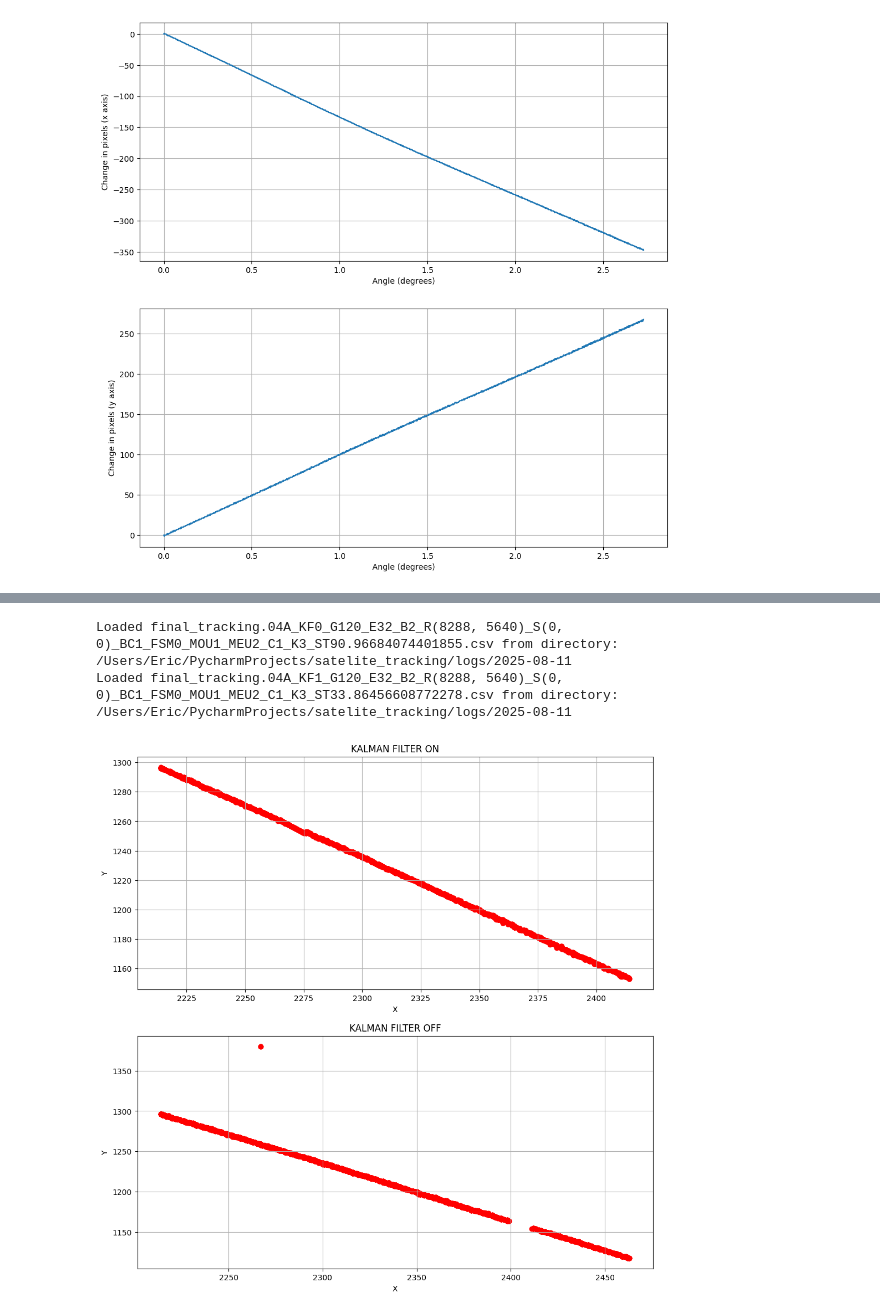
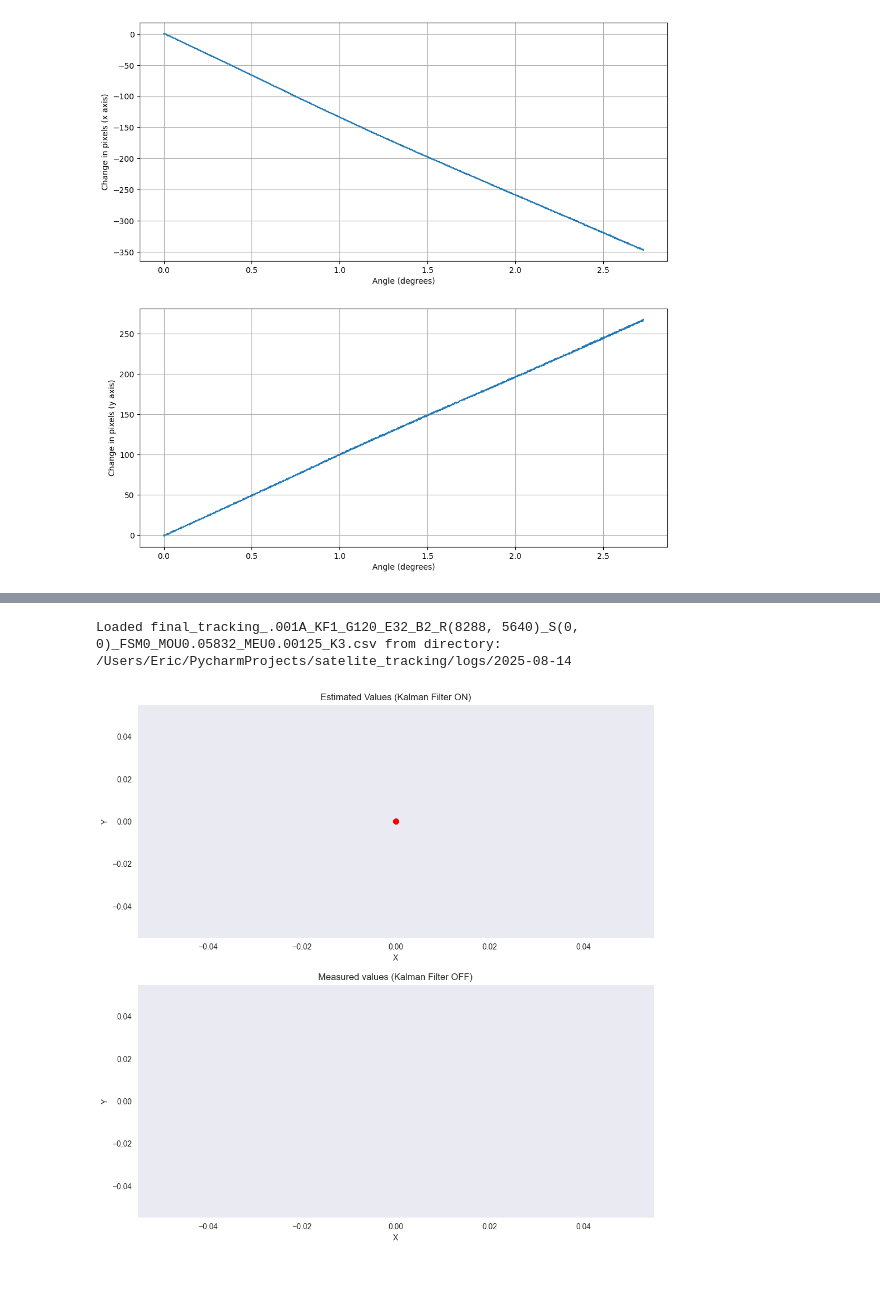
Before and after one commit to Bloodaxe90/Satellite_Tracking, a Jupyter notebook: notebooks/inference.ipynb, the cells around one changed output, grey strips where cells are left out. Cells and saved outputs as stored; diff of their text form; code cells hidden in the pictures; blank space fills up the shorter version.

```diff
--- a/notebooks/inference.ipynb
+++ b/notebooks/inference.ipynb
@@ -715,37 +726,27 @@ plt.show()
 # %%
-baseline_results = load_results(root_dir, "final_tracking.04A_KF0_G120_E32_B2_R(8288, 5640)_S(0, 0)_BC1_FSM0_MOU1_MEU2_C1_K3_ST90.96684074401855.csv", "2025-08-11")
-baseline_stop_time = 90.96684074401855
-results = load_results(root_dir, "final_tracking.04A_KF1_G120_E32_B2_R(8288, 5640)_S(0, 0)_BC1_FSM0_MOU1_MEU2_C1_K3_ST33.86456608772278.csv", "2025-08-11")
-stop_time = 33.86456608772278
+results = load_results(root_dir, "final_tracking_.001A_KF1_G120_E32_B2_R(8288, 5640)_S(0, 0)_FSM0_MOU0.05832_MEU0.00125_K3.csv", "2025-08-14")
 
 # Q1 = results.quantile(0.25)
 # Q3 = results.quantile(0.75)
 # IQR = Q3 - Q1
 #
 # results = results[~((results < (Q1 - 1.5 * IQR)) | (results > (Q3 + 1.5 * IQR))).any(axis=1)]
+fig, axis = plt.subplots(2, 1, figsize = (12, 12))
+ax1 = axis[0]
+ax1.scatter(results["estimated_X"], results["estimated_Y"],  color = "r")
+ax1.set_ylabel("Y")
+ax1.set_xlabel("X")
+ax1.set_title("Estimated Values (Kalman Filter ON)")
+ax1.grid()
 
-Q1 = baseline_results.quantile(0.25)
-Q3 = baseline_results.quantile(0.75)
-IQR = Q3 - Q1
-
-baseline_results = baseline_results[~((baseline_results < (Q1 - 1.5 * IQR)) | (baseline_results > (Q3 + 1.5 * IQR))).any(axis=1)]
-fig, axis = plt.subplots(2, 1, figsize = (12, 12))
-axis[0].scatter(results["X"], results["Y"],  color = "r")
-axis[0].set_ylabel("Y")
-axis[0].set_xlabel("X")
-axis[0].set_title("KALMAN FILTER ON")
-axis[0].grid()
-
-axis[1].scatter(baseline_results["X"], baseline_results["Y"],  color = "r")
-axis[1].set_ylabel("Y")
-axis[1].set_xlabel("X")
-axis[1].set_title("KALMAN FILTER OFF")
-axis[1].grid()
-
-
+ax2 = axis[1]
+ax2.scatter(results["measured_X"], results["measured_Y"],  color = "b")
+ax2.set_ylabel("Y")
+ax2.set_xlabel("X")
+ax2.set_title("Measured values (Kalman Filter OFF)")
+ax2.grid()
 plt.show()
 # %% [output]
-Loaded final_tracking.04A_KF0_G120_E32_B2_R(8288, 5640)_S(0, 0)_BC1_FSM0_MOU1_MEU2_C1_K3_ST90.96684074401855.csv from directory: /Users/Eric/PycharmProjects/satelite_tracking/logs/2025-08-11
-Loaded final_tracking.04A_KF1_G120_E32_B2_R(8288, 5640)_S(0, 0)_BC1_FSM0_MOU1_MEU2_C1_K3_ST33.86456608772278.csv from directory: /Users/Eric/PycharmProjects/satelite_tracking/logs/2025-08-11
+Loaded final_tracking_.001A_KF1_G120_E32_B2_R(8288, 5640)_S(0, 0)_FSM0_MOU0.05832_MEU0.00125_K3.csv from directory: /Users/Eric/PycharmProjects/satelite_tracking/logs/2025-08-14
-[figure, old version]
+[figure, new version]
 # %%
```
Also changed, not shown: parts of 17 cells of this notebook, 17 other files.
